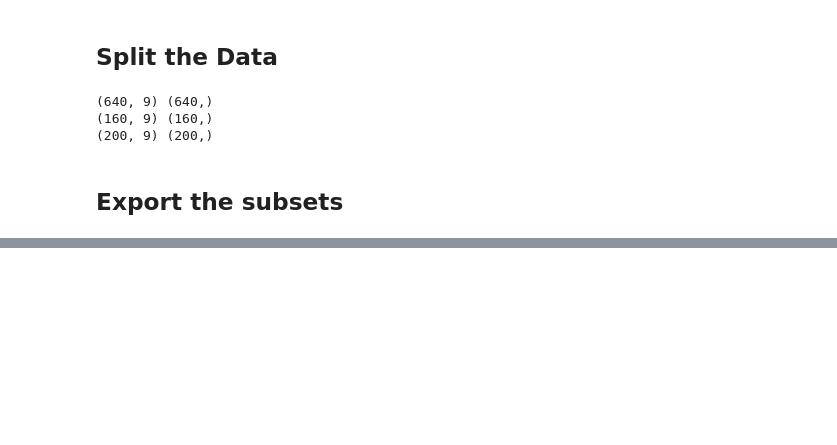
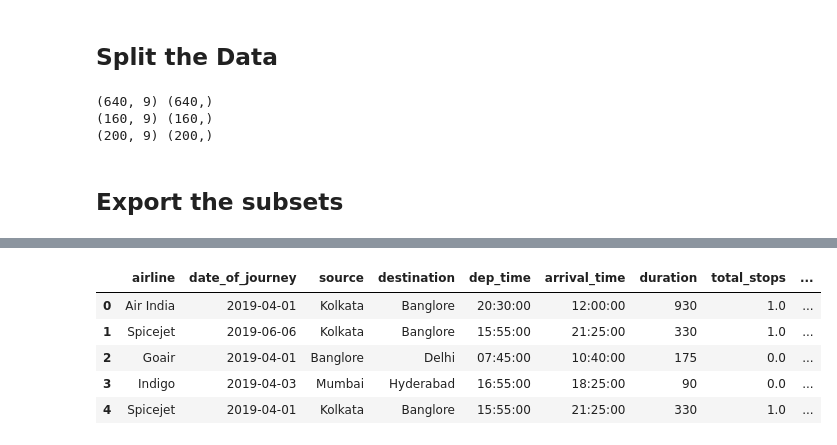
Before and after one commit to OptimisedLEarning/SAGEMAKER_Flight_price-_prediction, a Jupyter notebook: notebook/cleaning.ipynb, the cells around one changed output, grey strips where cells are left out. Saved outputs shown, nothing was run; the diff lists cells and outputs as text; code cells hidden in the pictures; blank space fills up the shorter version.

Commit message:
Uddated after cleanig and spliting for  first time

```diff
--- a/notebook/cleaning.ipynb
+++ b/notebook/cleaning.ipynb
@@ -535,4 +535,11 @@ export_data(x_test,y_test,"test")
 | 3 | Spicejet | 2019-03-03 | Kolkata | Banglore | 17:15:00 | 19:45:00 | 150 | 0.0 | ... |
 | 4 | Indigo | 2019-03-27 | Delhi | Cochin | 10:45:00 | 21:00:00 | 615 | 1.0 | ... |
 # %%
-export_data(x_train,y_train,"train")
+export_data(x_val,y_val,"val")
+# %% [output]
+|  | airline | date_of_journey | source | destination | dep_time | arrival_time | duration | total_stops | ... |
+| 0 | Air India | 2019-04-01 | Kolkata | Banglore | 20:30:00 | 12:00:00 | 930 | 1.0 | ... |
+| 1 | Spicejet | 2019-06-06 | Kolkata | Banglore | 15:55:00 | 21:25:00 | 330 | 1.0 | ... |
+| 2 | Goair | 2019-04-01 | Banglore | Delhi | 07:45:00 | 10:40:00 | 175 | 0.0 | ... |
+| 3 | Indigo | 2019-04-03 | Mumbai | Hyderabad | 16:55:00 | 18:25:00 | 90 | 0.0 | ... |
+| 4 | Spicejet | 2019-04-01 | Kolkata | Banglore | 15:55:00 | 21:25:00 | 330 | 1.0 | ... |
```
